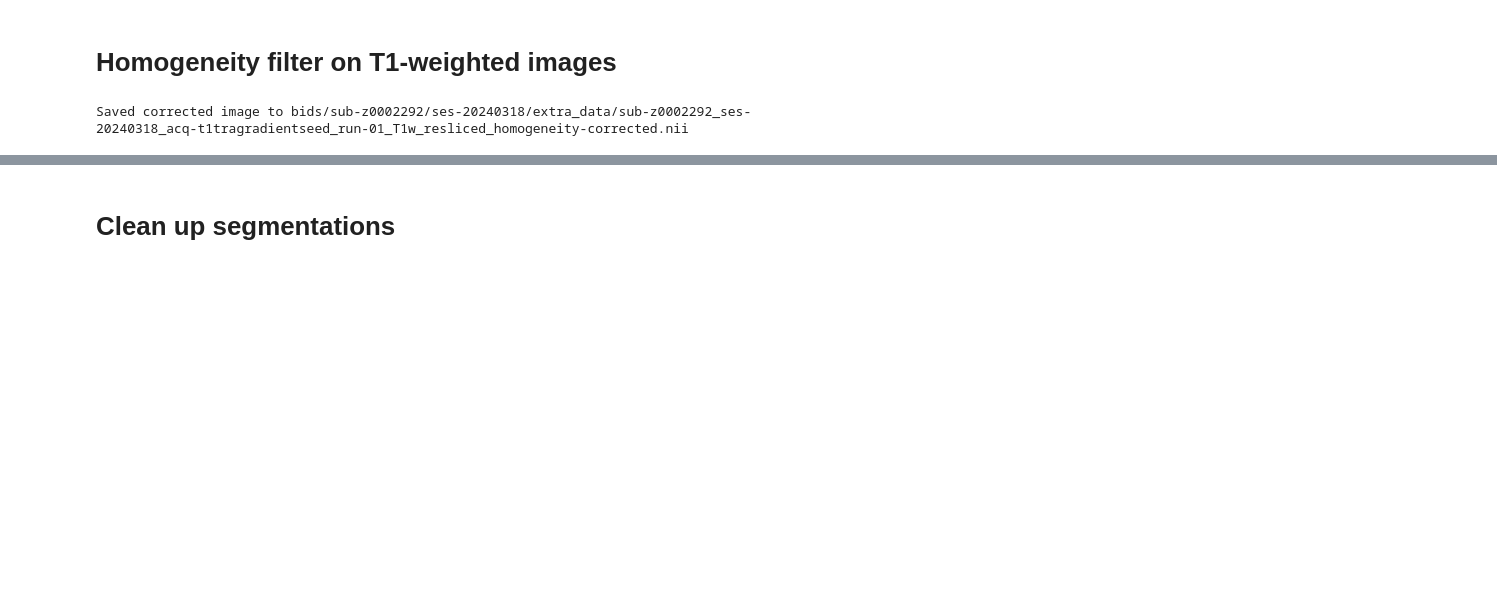
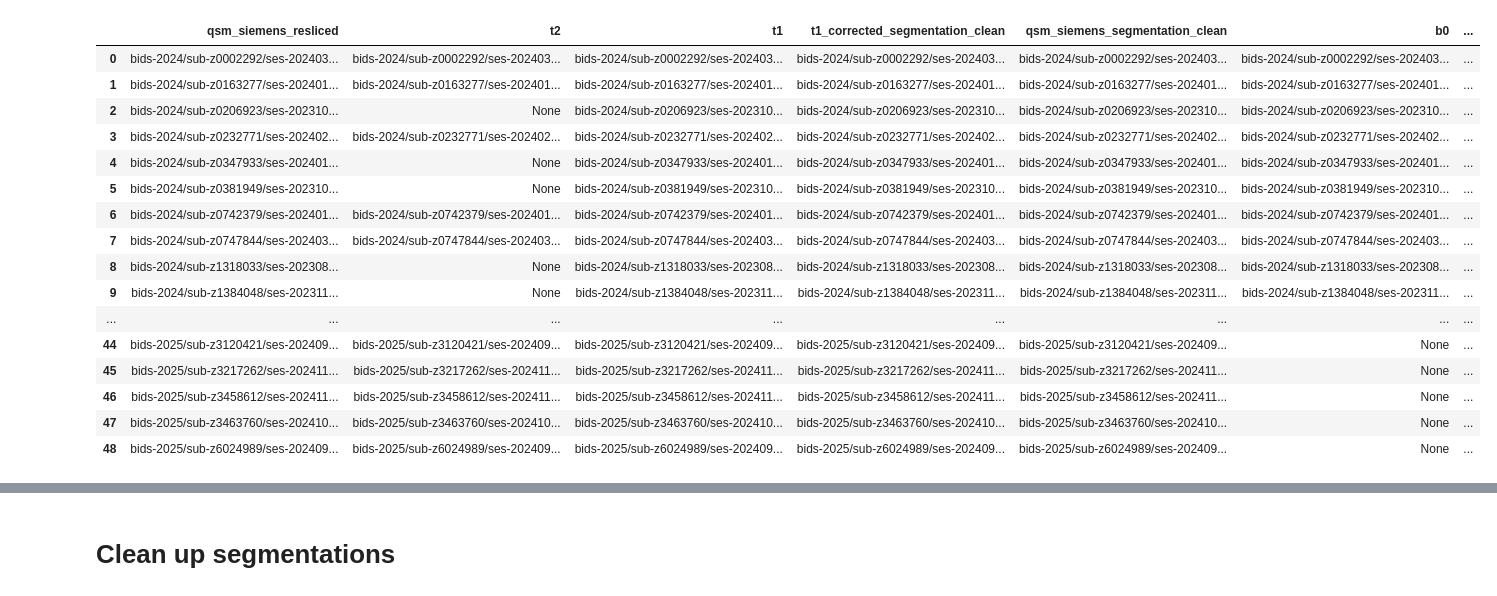
Before and after one commit to astewartau/prostate, a Jupyter notebook: data_preparation.ipynb, the cells around one changed output, grey strips where cells are left out. Drawn from its saved outputs; the diff is of its cells as text; code cells hidden in the pictures; blank space fills up the shorter version.

```diff
--- a/data_preparation.ipynb
+++ b/data_preparation.ipynb
@@ -28,2 +22,0 @@ from scipy.ndimage import binary_dilation, binary_erosion, generate_binary_struc
-# %%
-bids_dir = "bids"
@@ -90,5 +23,58 @@ print(f"{len(t1_files)} T1w files found.")
-# %% [markdown]
-# Homogeneity filter on T1-weighted images
+# %%
+# --- Data preparation for bids-2024 and bids-2025 ---
+# The script collects subjects from both datasets and combines the modality lists.
+bids_dirs = ["bids-2024", "bids-2025"]
+
+# Setup dictionary to hold paths for each subject
+# This will be used to create a pandas dataframe later
+# Initialize an empty list to hold the paths
+paths_list = []
+
+for bids_dir in bids_dirs:
+    subject_dirs = sorted(glob.glob(os.path.join(bids_dir, "sub-*")))
+    subject_dirs = [s for s in subject_dirs if 'sub-z0449294' not in s]
+
+    for subject_dir in subject_dirs:
+        subject_id = os.path.basename(subject_dir)
+
+        # Get all nifti files
+        nii_paths = glob.glob(os.path.join(subject_dir, "ses-*", "*", "*.nii"))
+
+        paths_dict = {}
+
+        for nii_path in nii_paths:
+            # Extract the modality name from the file name
+            modality_name = os.path.basename(nii_path).split('.')[0]
+            if modality_name.startswith('sub-'):
+                continue
+            paths_dict[modality_name] = nii_path
+
+        # Append the dictionary to the list
+        paths_list.append(paths_dict)
+# Convert the list of dictionaries to a pandas DataFrame
+df = pd.DataFrame(paths_list)
+# Replace NaN values with None
+df = df.where(pd.notnull(df), None)
+
+df
+# %% [output]
+|  | qsm_siemens_resliced | t2 | t1 | t1_corrected_segmentation_clean | qsm_siemens_segmentation_clean | b0 | ... |
+| 0 | bids-2024/sub-z0002292/ses-202403... | bids-2024/sub-z0002292/ses-202403... | bids-2024/sub-z0002292/ses-202403... | bids-2024/sub-z0002292/ses-202403... | bids-2024/sub-z0002292/ses-202403... | bids-2024/sub-z0002292/ses-202403... | ... |
+| 1 | bids-2024/sub-z0163277/ses-202401... | bids-2024/sub-z0163277/ses-202401... | bids-2024/sub-z0163277/ses-202401... | bids-2024/sub-z0163277/ses-202401... | bids-2024/sub-z0163277/ses-202401... | bids-2024/sub-z0163277/ses-202401... | ... |
+| 2 | bids-2024/sub-z0206923/ses-202310... | None | bids-2024/sub-z0206923/ses-202310... | bids-2024/sub-z0206923/ses-202310... | bids-2024/sub-z0206923/ses-202310... | bids-2024/sub-z0206923/ses-202310... | ... |
+| 3 | bids-2024/sub-z0232771/ses-202402... | bids-2024/sub-z0232771/ses-202402... | bids-2024/sub-z0232771/ses-202402... | bids-2024/sub-z0232771/ses-202402... | bids-2024/sub-z0232771/ses-202402... | bids-2024/sub-z0232771/ses-202402... | ... |
+| 4 | bids-2024/sub-z0347933/ses-202401... | None | bids-2024/sub-z0347933/ses-202401... | bids-2024/sub-z0347933/ses-202401... | bids-2024/sub-z0347933/ses-202401... | bids-2024/sub-z0347933/ses-202401... | ... |
+| 5 | bids-2024/sub-z0381949/ses-202310... | None | bids-2024/sub-z0381949/ses-202310... | bids-2024/sub-z0381949/ses-202310... | bids-2024/sub-z0381949/ses-202310... | bids-2024/sub-z0381949/ses-202310... | ... |
+| 6 | bids-2024/sub-z0742379/ses-202401... | bids-2024/sub-z0742379/ses-202401... | bids-2024/sub-z0742379/ses-202401... | bids-2024/sub-z0742379/ses-202401... | bids-2024/sub-z0742379/ses-202401... | bids-2024/sub-z0742379/ses-202401... | ... |
+| 7 | bids-2024/sub-z0747844/ses-202403... | bids-2024/sub-z0747844/ses-202403... | bids-2024/sub-z0747844/ses-202403... | bids-2024/sub-z0747844/ses-202403... | bids-2024/sub-z0747844/ses-202403... | bids-2024/sub-z0747844/ses-202403... | ... |
+| 8 | bids-2024/sub-z1318033/ses-202308... | None | bids-2024/sub-z1318033/ses-202308... | bids-2024/sub-z1318033/ses-202308... | bids-2024/sub-z1318033/ses-202308... | bids-2024/sub-z1318033/ses-202308... | ... |
+| 9 | bids-2024/sub-z1384048/ses-202311... | None | bids-2024/sub-z1384048/ses-202311... | bids-2024/sub-z1384048/ses-202311... | bids-2024/sub-z1384048/ses-202311... | bids-2024/sub-z1384048/ses-202311... | ... |
+| ... | ... | ... | ... | ... | ... | ... | ... |
+| 44 | bids-2025/sub-z3120421/ses-202409... | bids-2025/sub-z3120421/ses-202409... | bids-2025/sub-z3120421/ses-202409... | bids-2025/sub-z3120421/ses-202409... | bids-2025/sub-z3120421/ses-202409... | None | ... |
+| 45 | bids-2025/sub-z3217262/ses-202411... | bids-2025/sub-z3217262/ses-202411... | bids-2025/sub-z3217262/ses-202411... | bids-2025/sub-z3217262/ses-202411... | bids-2025/sub-z3217262/ses-202411... | None | ... |
+| 46 | bids-2025/sub-z3458612/ses-202411... | bids-2025/sub-z3458612/ses-202411... | bids-2025/sub-z3458612/ses-202411... | bids-2025/sub-z3458612/ses-202411... | bids-2025/sub-z3458612/ses-202411... | None | ... |
+| 47 | bids-2025/sub-z3463760/ses-202410... | bids-2025/sub-z3463760/ses-202410... | bids-2025/sub-z3463760/ses-202410... | bids-2025/sub-z3463760/ses-202410... | bids-2025/sub-z3463760/ses-202410... | None | ... |
+| 48 | bids-2025/sub-z6024989/ses-202409... | bids-2025/sub-z6024989/ses-202409... | bids-2025/sub-z6024989/ses-202409... | bids-2025/sub-z6024989/ses-202409... | bids-2025/sub-z6024989/ses-202409... | None | ... |
 # %%
 
 def apply_homogeneity_correction(image_data):
@@ -113,13 +99,16 @@ def append_suffix_to_filename(filename, suffix):
 
 # Process each T1w image.
 for t1_file in t1_files:
+    new_file = append_suffix_to_filename(t1_file, '_homogeneity-corrected')
+
+    if os.path.exists(new_file):
+        print(f"Skipping {t1_file} because {new_file} already exists.")
+        continue
+
     nii = nib.load(t1_file)
     data = nii.get_fdata()
     corrected_data = apply_homogeneity_correction(data)
 
-    new_file = append_suffix_to_filename(t1_file, '_homogeneity-corrected')
     corrected_img = nib.Nifti1Image(corrected_data, nii.affine, nii.header)
     nib.save(corrected_img, new_file)
     print(f"Saved corrected image to {new_file}")
-# %% [output]
-Saved corrected image to bids/sub-z0002292/ses-20240318/extra_data/sub-z0002292_ses-20240318_acq-t1tragradientseed_run-01_T1w_resliced_homogeneity-corrected.nii
```
Also changed, not shown: parts of 31 cells of this notebook, 9 other files.
